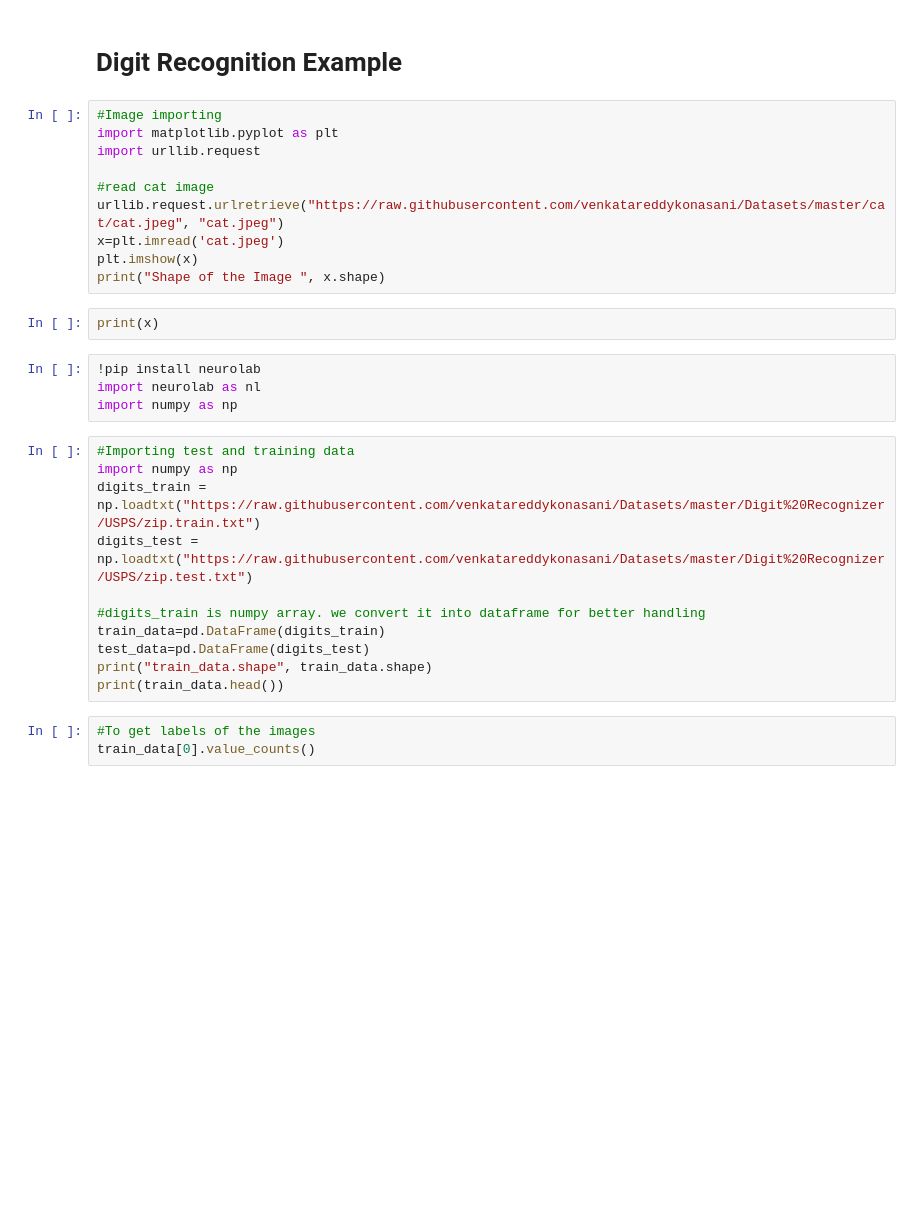
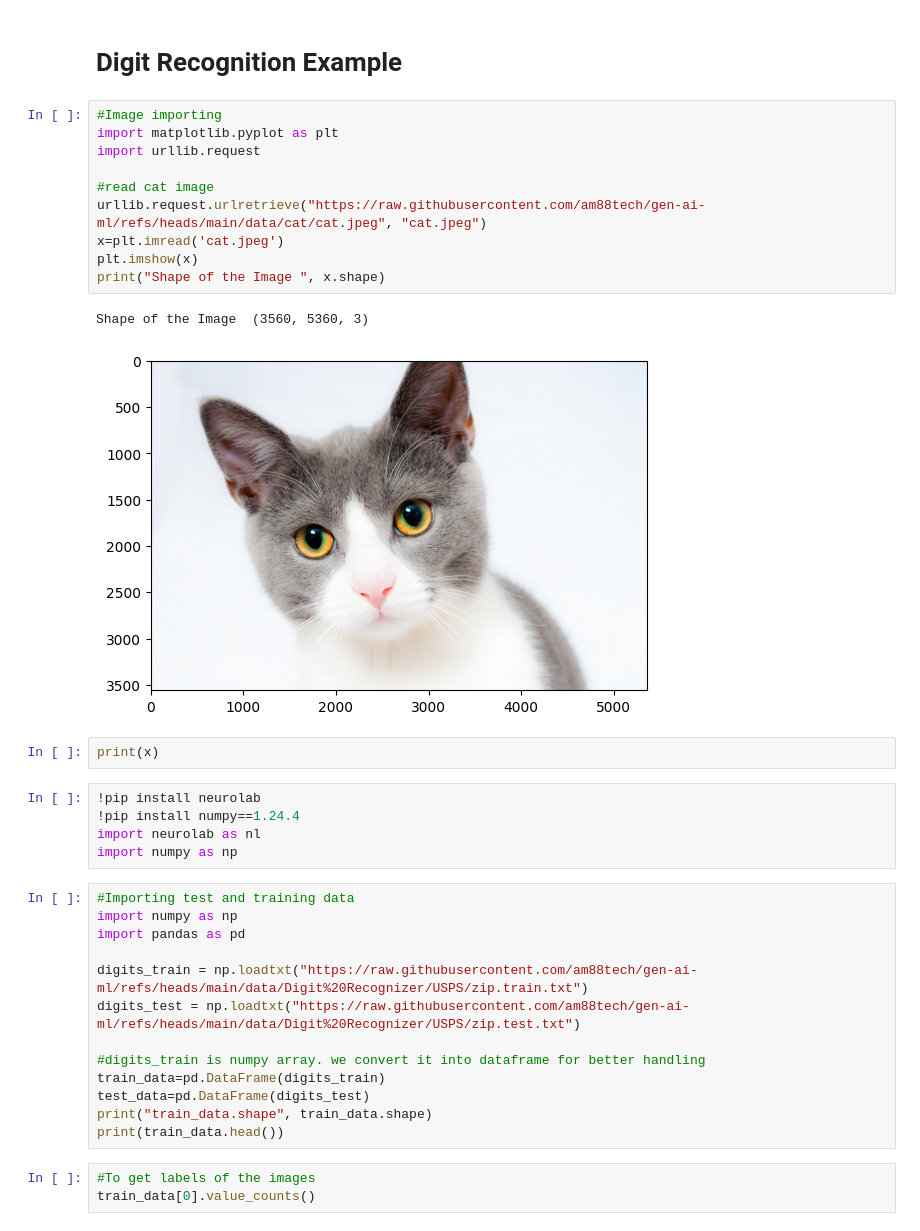
Before and after one commit to am88tech/gen-ai-ml, a Jupyter notebook: notebook/ANN_Code.ipynb, the cells around one changed output. Saved outputs shown, nothing was run; the diff lists cells and outputs as text; blank space fills up the shorter version.

```diff
--- a/notebook/ANN_Code.ipynb
+++ b/notebook/ANN_Code.ipynb
@@ -242,24 +246,30 @@ plt.show()
 # %%
 #Image importing
 import matplotlib.pyplot as plt
 import urllib.request
 
 #read cat image
-urllib.request.urlretrieve("https://raw.githubusercontent.com/venkatareddykonasani/Datasets/master/cat/cat.jpeg", "cat.jpeg")
+urllib.request.urlretrieve("https://raw.githubusercontent.com/am88tech/gen-ai-ml/refs/heads/main/data/cat/cat.jpeg", "cat.jpeg")
 x=plt.imread('cat.jpeg')
 plt.imshow(x)
 print("Shape of the Image ", x.shape)
+# %% [output]
+Shape of the Image  (3560, 5360, 3)
+[figure, added]
 # %%
 print(x)
 # %%
 !pip install neurolab
+!pip install numpy==1.24.4
 import neurolab as nl
 import numpy as np
 # %%
 #Importing test and training data
 import numpy as np
-digits_train = np.loadtxt("https://raw.githubusercontent.com/venkatareddykonasani/Datasets/master/Digit%20Recognizer/USPS/zip.train.txt")
-digits_test = np.loadtxt("https://raw.githubusercontent.com/venkatareddykonasani/Datasets/master/Digit%20Recognizer/USPS/zip.test.txt")
+import pandas as pd
+
+digits_train = np.loadtxt("https://raw.githubusercontent.com/am88tech/gen-ai-ml/refs/heads/main/data/Digit%20Recognizer/USPS/zip.train.txt")
+digits_test = np.loadtxt("https://raw.githubusercontent.com/am88tech/gen-ai-ml/refs/heads/main/data/Digit%20Recognizer/USPS/zip.test.txt")
 
 #digits_train is numpy array. we convert it into dataframe for better handling
 train_data=pd.DataFrame(digits_train)
```
Also changed, not shown: parts of 5 cells of this notebook.
